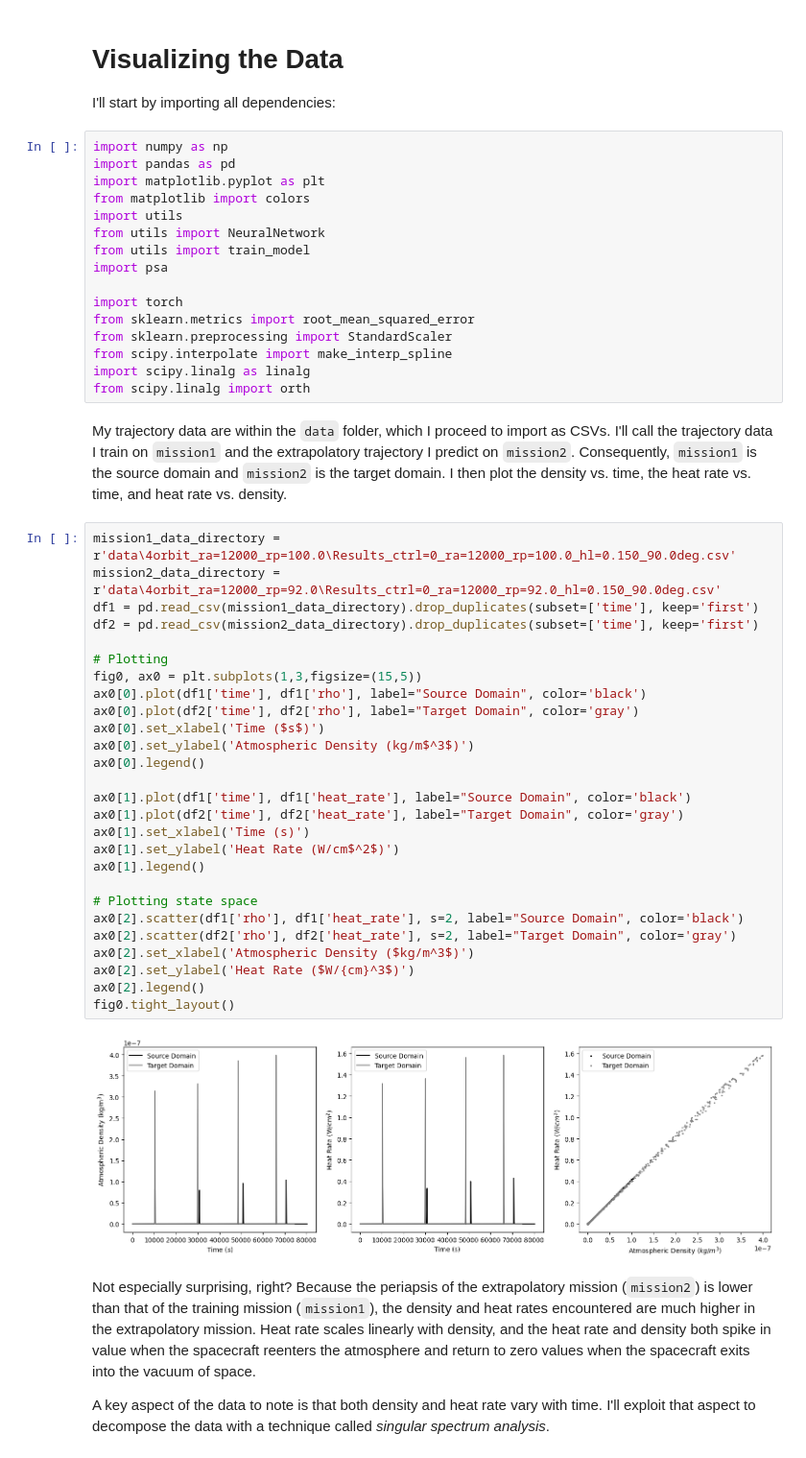
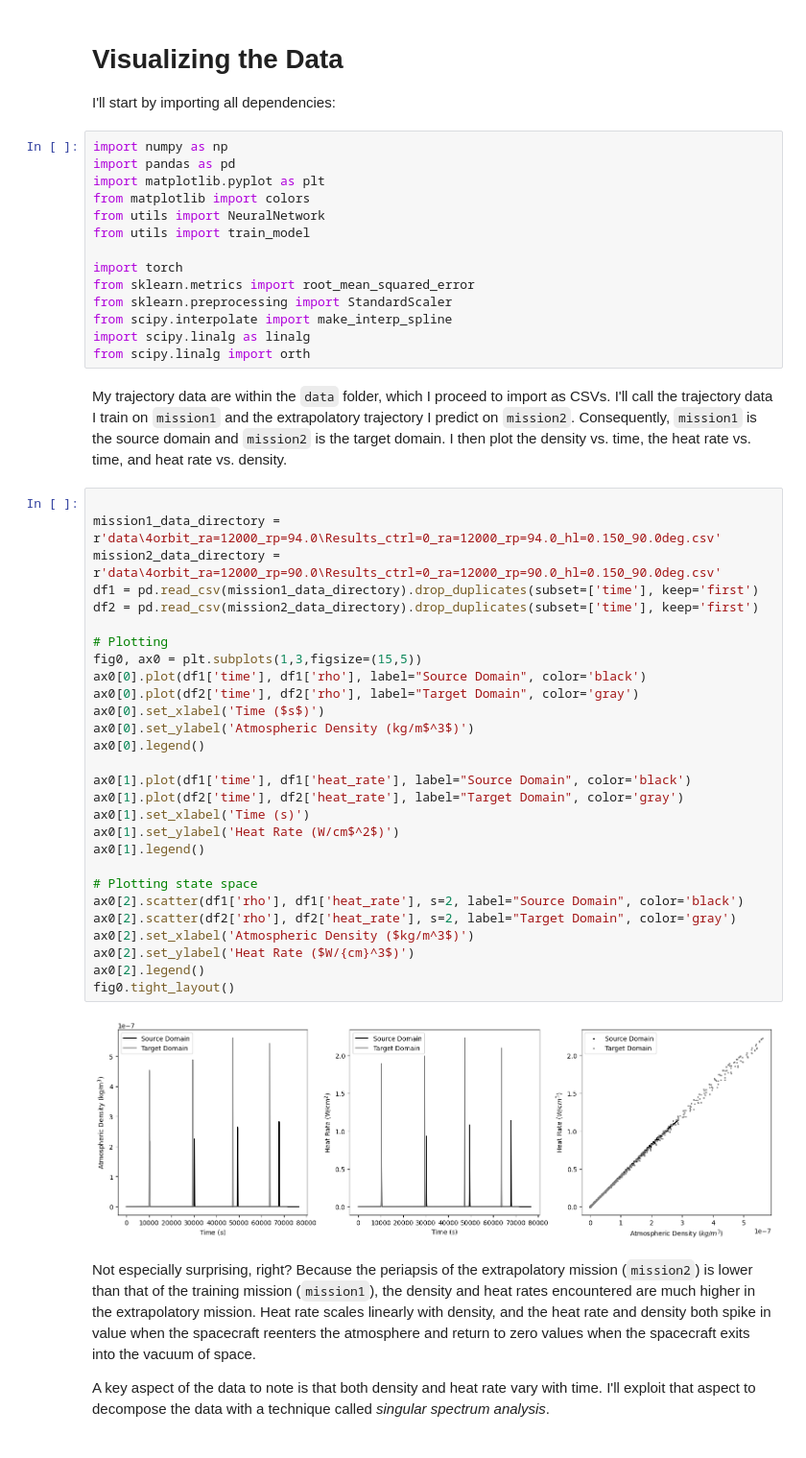
Before and after one commit to paulzwang/procrustes-subspace-adaptation, a Jupyter notebook: tutorial.ipynb, the cells around one changed output. Shown at 96% size. Drawn from its saved outputs; the diff is of its cells as text.

```diff
--- a/tutorial.ipynb
+++ b/tutorial.ipynb
@@ -35,10 +35,8 @@ import numpy as np
 import pandas as pd
 import matplotlib.pyplot as plt
 from matplotlib import colors
-import utils
 from utils import NeuralNetwork
 from utils import train_model
-import psa
 
 import torch
 from sklearn.metrics import root_mean_squared_error
@@ -49,34 +47,35 @@ from scipy.linalg import orth
 # %% [markdown]
 My trajectory data are within the `data` folder, which I proceed to import as CSVs. I'll call the trajectory data I train on `mission1` and the extrapolatory trajectory I predict on `mission2`. Consequently, `mission1` is the source domain and `mission2` is the target domain. I then plot the density vs. time, the heat rate vs. time, and heat rate vs. density.
 # %%
-mission1_data_directory = r'data\4orbit_ra=12000_rp=100.0\Results_ctrl=0_ra=12000_rp=100.0_hl=0.150_90.0deg.csv'
-mission2_data_directory = r'data\4orbit_ra=12000_rp=92.0\Results_ctrl=0_ra=12000_rp=92.0_hl=0.150_90.0deg.csv'
+
+mission1_data_directory = r'data\4orbit_ra=12000_rp=94.0\Results_ctrl=0_ra=12000_rp=94.0_hl=0.150_90.0deg.csv'
+mission2_data_directory = r'data\4orbit_ra=12000_rp=90.0\Results_ctrl=0_ra=12000_rp=90.0_hl=0.150_90.0deg.csv'
 df1 = pd.read_csv(mission1_data_directory).drop_duplicates(subset=['time'], keep='first')
 df2 = pd.read_csv(mission2_data_directory).drop_duplicates(subset=['time'], keep='first')
 
 # Plotting
 fig0, ax0 = plt.subplots(1,3,figsize=(15,5))
 ax0[0].plot(df1['time'], df1['rho'], label="Source Domain", color='black')
 ax0[0].plot(df2['time'], df2['rho'], label="Target Domain", color='gray')
 ax0[0].set_xlabel('Time ($s$)')
 ax0[0].set_ylabel('Atmospheric Density (kg/m$^3$)')
 ax0[0].legend()
 
 ax0[1].plot(df1['time'], df1['heat_rate'], label="Source Domain", color='black')
 ax0[1].plot(df2['time'], df2['heat_rate'], label="Target Domain", color='gray')
 ax0[1].set_xlabel('Time (s)')
 ax0[1].set_ylabel('Heat Rate (W/cm$^2$)')
 ax0[1].legend()
 
 # Plotting state space
 ax0[2].scatter(df1['rho'], df1['heat_rate'], s=2, label="Source Domain", color='black')
 ax0[2].scatter(df2['rho'], df2['heat_rate'], s=2, label="Target Domain", color='gray')
 ax0[2].set_xlabel('Atmospheric Density ($kg/m^3$)')
 ax0[2].set_ylabel('Heat Rate ($W/{cm}^3$)')
 ax0[2].legend()
 fig0.tight_layout()
 # %% [output]
-[figure, old version]
+[figure, new version]
 # %% [markdown]
 Not especially surprising, right? Because the periapsis of the extrapolatory mission (`mission2`) is lower than that of the training mission (`mission1`), the density and heat rates encountered are much higher in the extrapolatory mission. Heat rate scales linearly with density, and the heat rate and density both spike in value when the spacecraft reenters the atmosphere and return to zero values when the spacecraft exits into the vacuum of space.
 
```
Also changed, not shown: parts of 14 cells of this notebook, 3 other files.
